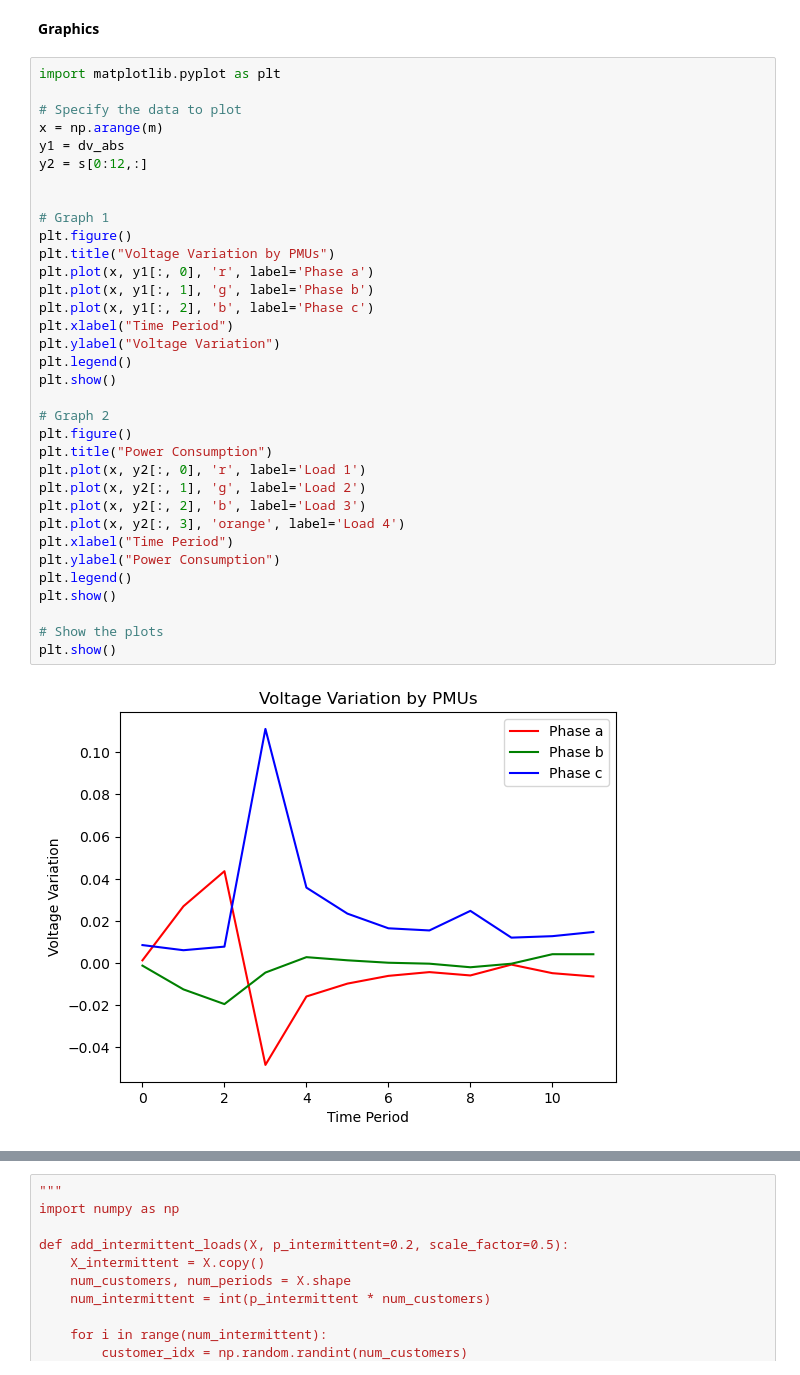
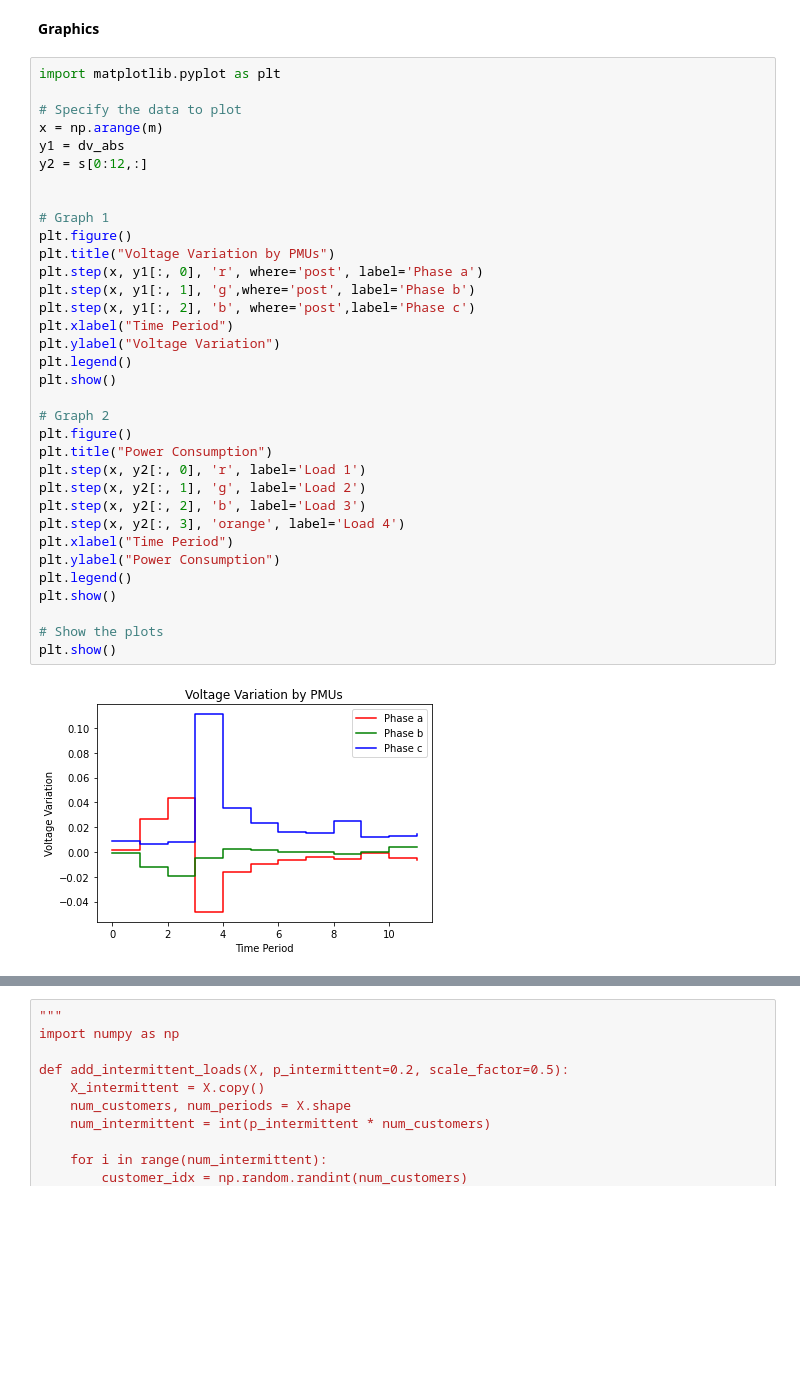
Before and after one commit to leobt23/ADRI, a Jupyter notebook: tpc5/Aula6_PhaseIdentification_Students.ipynb, the cells around one changed output, grey strips where cells are left out. Saved outputs shown, nothing was run; the diff lists cells and outputs as text; blank space fills up the shorter version.

```diff
--- a/tpc5/Aula6_PhaseIdentification_Students.ipynb
+++ b/tpc5/Aula6_PhaseIdentification_Students.ipynb
@@ -242,36 +236,36 @@ Z
 # %%
 import matplotlib.pyplot as plt
 
 # Specify the data to plot
 x = np.arange(m)
 y1 = dv_abs
 y2 = s[0:12,:]
 
 
 # Graph 1
 plt.figure()
 plt.title("Voltage Variation by PMUs")
-plt.plot(x, y1[:, 0], 'r', label='Phase a')
-plt.plot(x, y1[:, 1], 'g', label='Phase b')
-plt.plot(x, y1[:, 2], 'b', label='Phase c')
+plt.step(x, y1[:, 0], 'r', where='post', label='Phase a')
+plt.step(x, y1[:, 1], 'g',where='post', label='Phase b')
+plt.step(x, y1[:, 2], 'b', where='post',label='Phase c')
 plt.xlabel("Time Period")
 plt.ylabel("Voltage Variation")
 plt.legend()
 plt.show()
 
 # Graph 2
 plt.figure()
 plt.title("Power Consumption")
-plt.plot(x, y2[:, 0], 'r', label='Load 1')
-plt.plot(x, y2[:, 1], 'g', label='Load 2')
-plt.plot(x, y2[:, 2], 'b', label='Load 3')
-plt.plot(x, y2[:, 3], 'orange', label='Load 4')
+plt.step(x, y2[:, 0], 'r', label='Load 1')
+plt.step(x, y2[:, 1], 'g', label='Load 2')
+plt.step(x, y2[:, 2], 'b', label='Load 3')
+plt.step(x, y2[:, 3], 'orange', label='Load 4')
 plt.xlabel("Time Period")
 plt.ylabel("Power Consumption")
 plt.legend()
 plt.show()
 
 # Show the plots
 plt.show()
 # %% [output]
-[figure, old version]
+[figure, new version]
```
Also changed, not shown: parts of 3 cells of this notebook.
